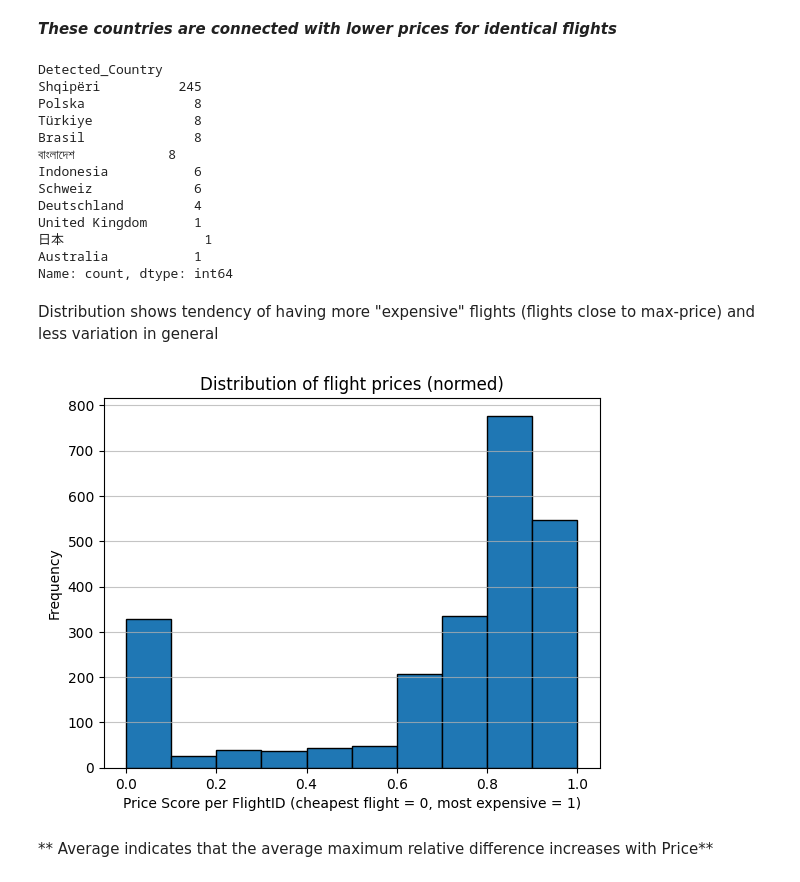
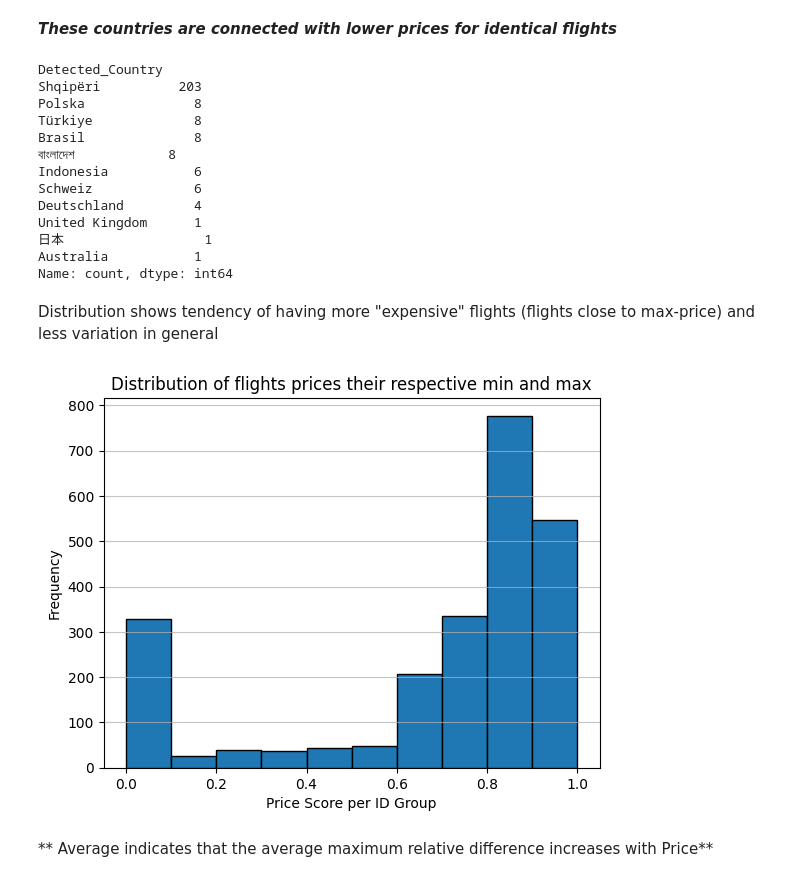
Before and after one commit to aghauss/SkySaver, a Jupyter notebook: experiments/data_deep_dive.ipynb, the cells around one changed output. Drawn from its saved outputs; the diff is of its cells as text; code cells hidden in the pictures.

```diff
--- a/experiments/data_deep_dive.ipynb
+++ b/experiments/data_deep_dive.ipynb
@@ -222,4 +271,4 @@ df_reduced = pd.merge(df_reduced, price_stats_journey_same_country, on=['Journey
 # %%
-df_reduced["price_diff_loc_to_glob_Journey_min"] = df_reduced["min_journey_same_country"] - df_reduced["min_journey"]
+df_reduced["price_diff_loc_to_glob_Journey_min"] = df_reduced["min_journey_same_country"] - df_reduced["min_price_JourneyID"]
 # %%
-df_reduced["rel_price_diff_loc_to_glob_Journey_min"] = (df_reduced["price_diff_loc_to_glob_Journey_min"] / df_reduced["min_journey"]) * 100
+df_reduced["rel_price_diff_loc_to_glob_Journey_min"] = (df_reduced["price_diff_loc_to_glob_Journey_min"] / df_reduced["min_price_JourneyID"]) * 100
@@ -276,7 +343,7 @@ df_reduced.rel_price_diff_loc_to_glob_Journey_min.mean()
 # %%
 
 # Step 1: Filter to get rows where Price_in_USD equals the min for each Flight_ID
-cheapest_mask_journey = df_reduced['Price_in_USD'] == df_reduced['min_journey']
+cheapest_mask_journey = df_reduced['Price_in_USD'] == df_reduced['min_price_JourneyID']
 cheapest_journeys = df_reduced[cheapest_mask_journey]
 
 # Group by Flight_ID and select the first Detected_Country name alphabetically
@@ -300,7 +388,7 @@ df_reduced.head()
 # %%
 
 # Step 1: Filter to get rows where Price_in_USD equals the min for each Flight_ID
-cheapest_mask = df_reduced['Price_in_USD'] == df_reduced['min']
+cheapest_mask = df_reduced['Price_in_USD'] == df_reduced['min_price_FlightID']
 cheapest_flights = df_reduced[cheapest_mask]
 
 # Group by Flight_ID and select the first Detected_Country name alphabetically
@@ -345,11 +456,11 @@ Name: count, dtype: int64
 # %% [markdown]
 **_These countries are connected with lower prices for identical flights_**
 # %%
-temp_df_cheap = df_reduced[(df_reduced['max_rel_diff_perIDGroup'] > 4) & (df_reduced['price_score_perIDGroup'] < 0.2)]
+temp_df_cheap = df_reduced[(df_reduced['max_rel_price_diff_FlightID'] > 4.5) & (df_reduced['rel_price_score_FlightID'] < 0.2)]
 temp_df_cheap.Detected_Country.value_counts()
 # %% [output]
 Detected_Country
-Shqipëri          245
+Shqipëri          203
 Polska              8
 Türkiye             8
 Brasil              8
@@ -366,18 +477,18 @@ Distribution shows tendency of having more "expensive" flights (flights close to
 # %%
 import pandas as pd
 import matplotlib.pyplot as plt
 
 # Assuming df_reduced is your DataFrame
 # Plotting the histogram
-df_reduced['price_score_perIDGroup'].plot.hist(bins=10, range=(0, 1), edgecolor='black')
+df_reduced['rel_price_score_FlightID'].plot.hist(bins=10, range=(0, 1), edgecolor='black')
 
-plt.title('Distribution of flight prices (normed)')
-plt.xlabel('Price Score per FlightID (cheapest flight = 0, most expensive = 1)')
+plt.title('Distribution of flights prices their respective min and max')
+plt.xlabel('Price Score per ID Group')
 plt.ylabel('Frequency')
 plt.grid(axis='y', alpha=0.75)  # Optional: Add grid lines for better readability
 
 plt.show()
 # %% [output]
-[figure, old version]
+[figure, new version]
 # %% [markdown]
 ** Average indicates that the average maximum relative difference increases with Price**
```
Also changed, not shown: parts of 55 cells of this notebook, 3 other files.
